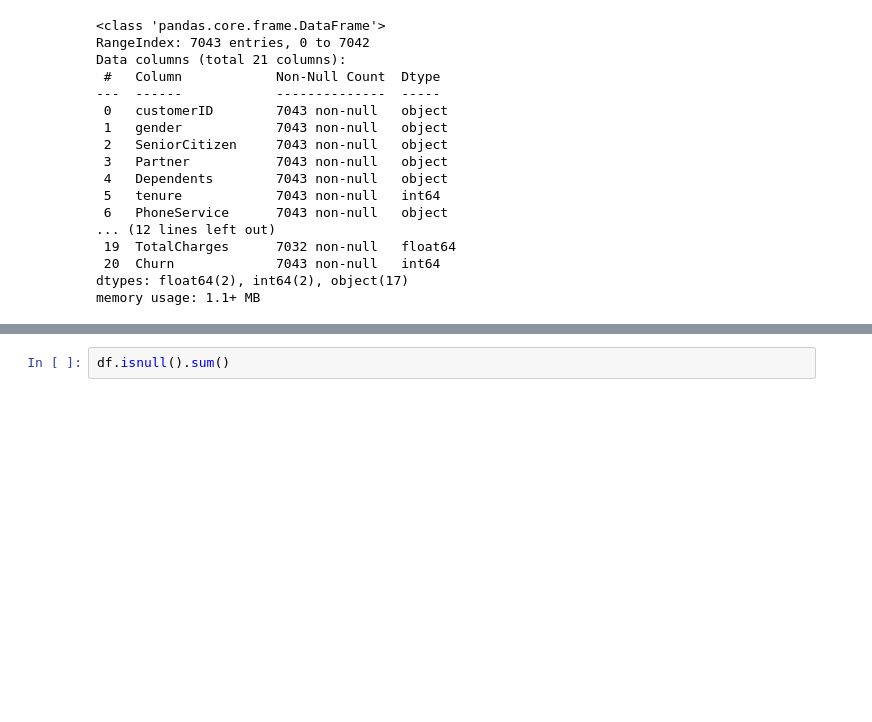
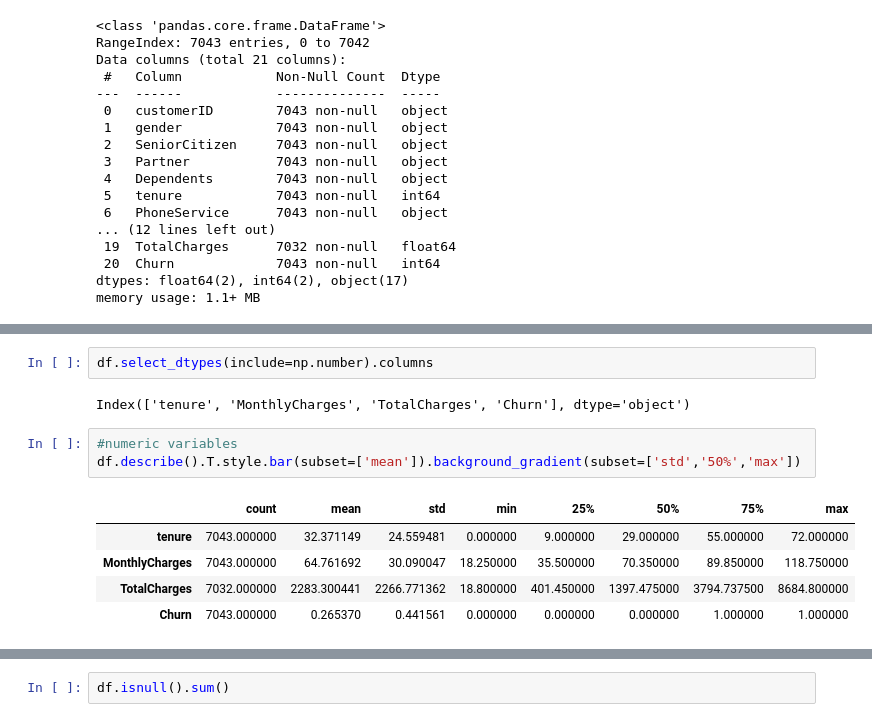
Before and after one commit to nikenyudha/telco-customer-churn-analysis, a Jupyter notebook: ML_telco.ipynb, the cells around one changed output, grey strips where cells are left out. Cells and saved outputs as stored; diff of their text form; blank space fills up the shorter version.

```diff
--- a/ML_telco.ipynb
+++ b/ML_telco.ipynb
@@ -176,0 +190,13 @@ memory usage: 1.1+ MB
+# %%
+df.select_dtypes(include=np.number).columns
+# %% [output]
+Index(['tenure', 'MonthlyCharges', 'TotalCharges', 'Churn'], dtype='object')
+# %%
+#numeric variables
+df.describe().T.style.bar(subset=['mean']).background_gradient(subset=['std','50%','max'])
+# %% [output]
+|  | count | mean | std | min | 25% | 50% | 75% | max |
+| tenure | 7043.000000 | 32.371149 | 24.559481 | 0.000000 | 9.000000 | 29.000000 | 55.000000 | 72.000000 |
+| MonthlyCharges | 7043.000000 | 64.761692 | 30.090047 | 18.250000 | 35.500000 | 70.350000 | 89.850000 | 118.750000 |
+| TotalCharges | 7032.000000 | 2283.300441 | 2266.771362 | 18.800000 | 401.450000 | 1397.475000 | 3794.737500 | 8684.800000 |
+| Churn | 7043.000000 | 0.265370 | 0.441561 | 0.000000 | 0.000000 | 0.000000 | 1.000000 | 1.000000 |
```
Also changed, not shown: parts of 21 cells of this notebook.
